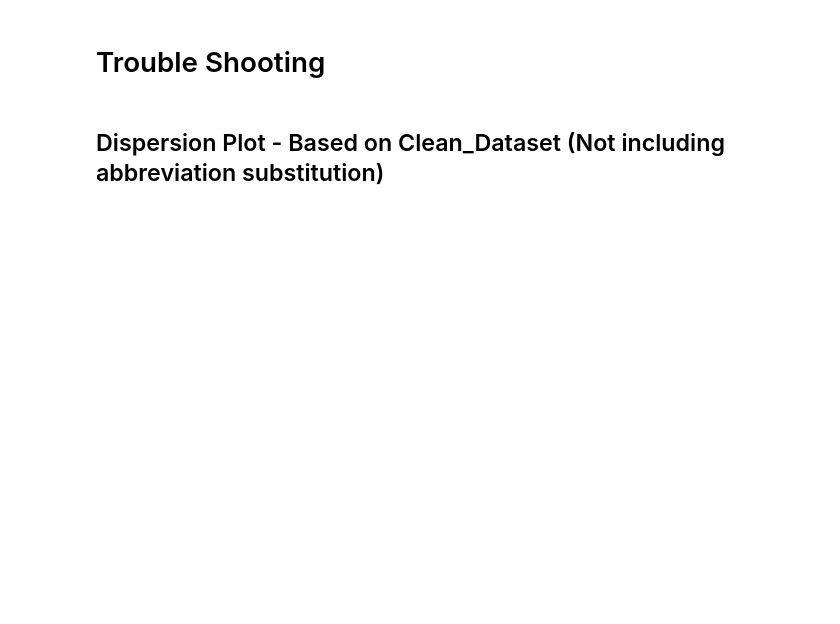
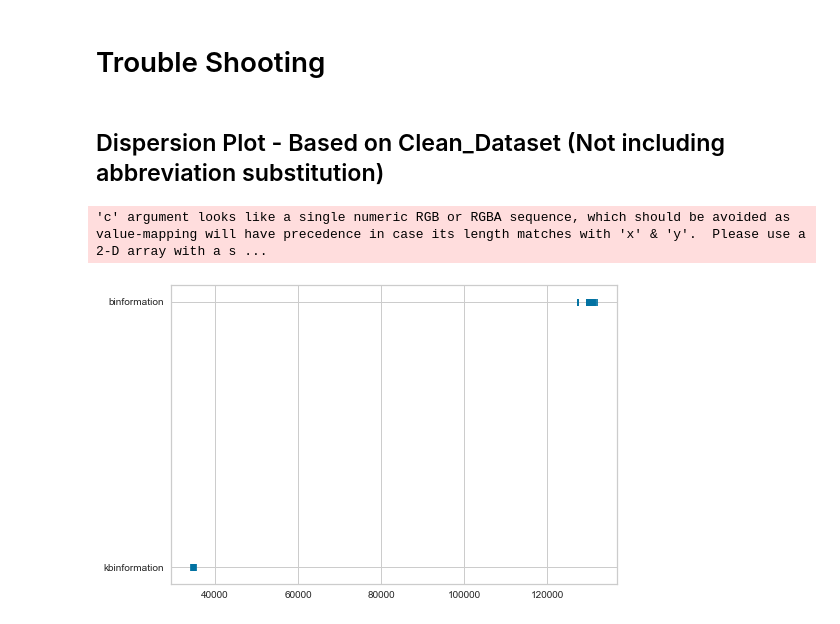
Before and after one commit to VintageGold/Text_Summarization, a Jupyter notebook: Wrangling.ipynb, the cells around one changed output. Saved outputs shown, nothing was run; the diff lists cells and outputs as text; code cells hidden in the pictures; blank space fills up the shorter version.

```diff
--- a/Wrangling.ipynb
+++ b/Wrangling.ipynb
@@ -333,10 +442,10 @@ def ngrams(text, n):
     words = text.split()
     return [words[i:i+n] for i in range(len(words))]
 # %%
-df_metadata["RNgrams_LongForm"] = df_metadata["RNgrams"].apply(lambda text: convert_abbreviations(text))
+df_metadata["RNgrams_Clean_Content"] = df_metadata["RNgrams"].apply(lambda text: clean_text(text))
 
-df_metadata["RNgrams_LongForm_Clean_Content"] = df_metadata["RNgrams_LongForm"].apply(lambda text: clean_text(text))
+df_metadata["RNgrams_Clean_Content_LongForm"] = df_metadata["RNgrams_Clean_Content"].apply(lambda text: convert_abbreviations(text))
 
-df_metadata["RNgrams_LongForm_Clean_Content_Length"] = df_metadata["RNgrams_LongForm_Clean_Content"].apply(lambda text: len(text))
+df_metadata["RNgrams_Clean_Content_LongForm_Length"] = df_metadata["RNgrams_Clean_Content_LongForm"].apply(lambda text: len(text))
 
 df_metadata.head()
@@ -343,7 +460,7 @@ df_metadata.head()
 # %% [markdown]
 ## Lemmatization
 # %%
-corpus = df_metadata["RNgrams_LongForm_Clean_Content"]
+corpus = df_metadata["RNgrams_Clean_Content_LongForm"]
 
 docs = list(nlp.pipe(corpus,disable=["ner","parser","textcat"]))
 # %%
@@ -362,6 +479,6 @@ for index, doc in enumerate(docs):
 #Ensure lemma_corpus has same amount of documents as corpus
 assert len(lemmma_tokens) == len(corpus)
 # %%
-df_metadata["RNgrams_LongForm_Clean_Content_Lemma"] = lemmma_tokens
+df_metadata["RNgrams_Clean_Content_LongForm_Lemma"] = lemmma_tokens
 
 df_metadata.head()
@@ -382,6 +507,6 @@ def remove_stopwords(text):
 
     return " ".join(keep_tokens)
 # %%
-df_metadata["RNgrams_LongForm_Clean_Content_Lemma_Stopwords"] = df_metadata["RNgrams_LongForm_Clean_Content_Lemma"].apply(lambda text: remove_stopwords(text))
+df_metadata["RNgrams_Clean_Content_LongForm_Lemma_Stopwords"] = df_metadata["RNgrams_Clean_Content_LongForm_Lemma"].apply(lambda text: remove_stopwords(text))
 
-df_metadata["Clean_Content"] = df_metadata["RNgrams_LongForm_Clean_Content_Lemma_Stopwords"]
+df_metadata["Clean_Content"] = df_metadata["RNgrams_Clean_Content_LongForm_Lemma_Stopwords"]
@@ -402,15 +530,21 @@ import sklearn.metrics
 # %%
+from yellowbrick.text import DispersionPlot
+import sklearn.metrics
+
 #Troubleshooting tokens to remove
-dispersion_text = [doc.split() for doc in df_metadata["RNgrams_LongForm_Clean_Content_Lemma_Stopwords"]]
+dispersion_text = [doc.split() for doc in df_metadata["Clean_Content"]]
 
-other_words = [token.split() for token in ['binformation']]
+other_words = [token.split() for token in ['kbinformation','binformation']]
 
 other_words_1D = np.unique(np.concatenate(other_words).reshape(-1))
 
 target_words = other_words_1D
 
 #Create the visualizer and draw the plot
 visualizer = DispersionPlot(target_words,ignore_case=False)
 _ = visualizer.fit(dispersion_text)
+# %% [output]
+'c' argument looks like a single numeric RGB or RGBA sequence, which should be avoided as value-mapping will have precedence in case its length matches with 'x' & 'y'.  Please use a 2-D array with a s ...
+[figure, added]
 # %%
 df_metadata.head()
```
Also changed, not shown: parts of 30 cells of this notebook.
